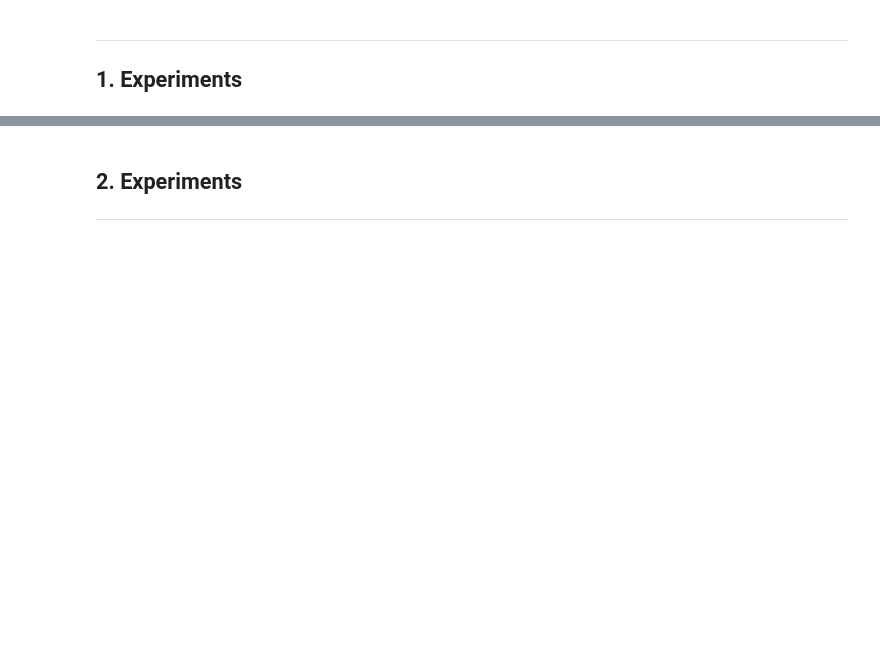
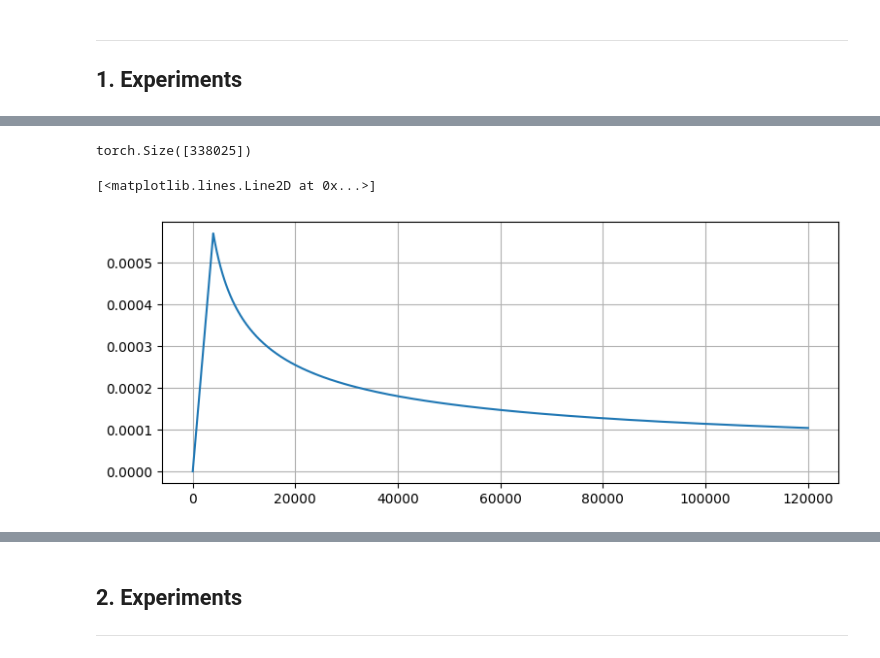
Before and after one commit to ozkansafak/decoder-llm, a Jupyter notebook: main.ipynb, the cells around one changed output, grey strips where cells are left out. Cells and saved outputs as stored; diff of their text form; code cells hidden in the pictures; blank space fills up the shorter version.

```diff
--- a/main.ipynb
+++ b/main.ipynb
@@ -297,0 +229,15 @@ DecoderModel(
+# %%
+data  = torch.tensor(encode(load_shakespeare()), dtype=torch.long)
+# %% [output]
+torch.Size([338025])
+# %%
+# Attention is all You Need paper
+warmup_steps = 4000
+x, lr = [], []
+for step_num in range(1, 30 * warmup_steps):
+    x.append(step_num)
+    lr.append((d_model ** (-0.5)) * min(step_num ** (-0.5), step_num * warmup_steps **(-1.5)))
+plt.plot(x, lr)
+# %% [output]
+[<matplotlib.lines.Line2D at 0x...>]
+[figure, added]
```
Also changed, not shown: parts of 15 cells of this notebook, 6 other files.
